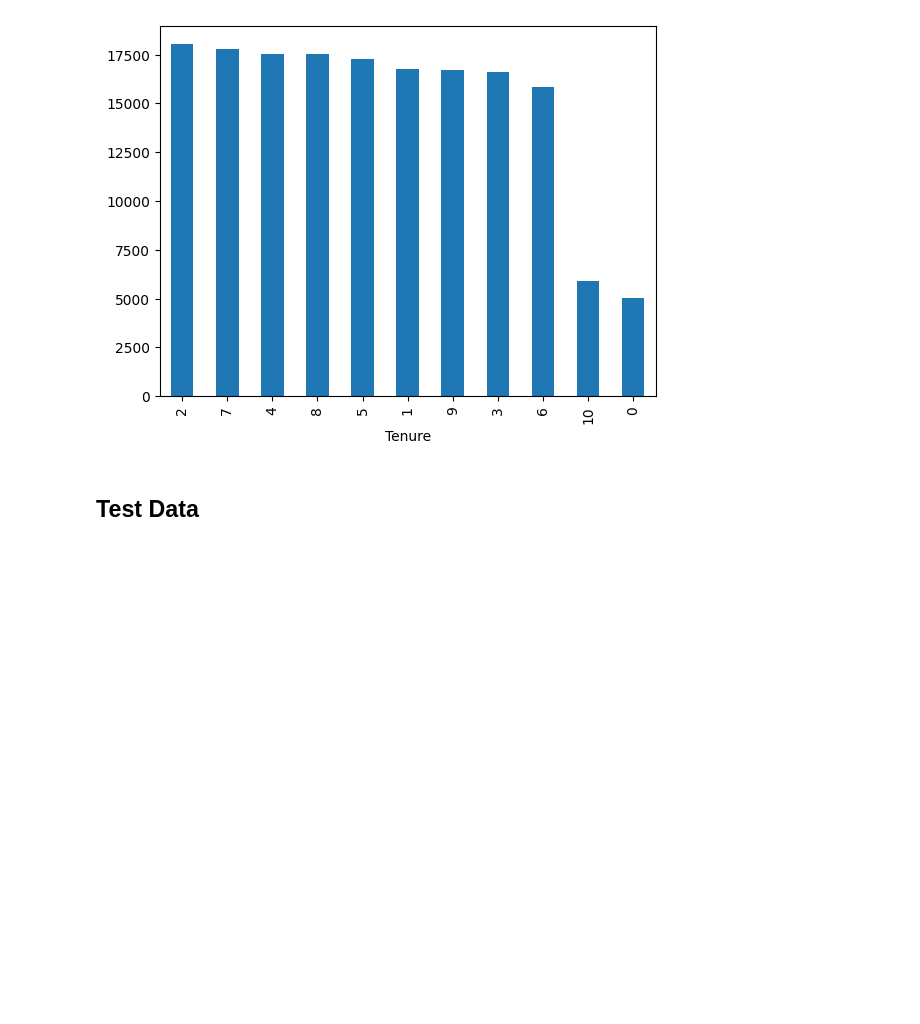
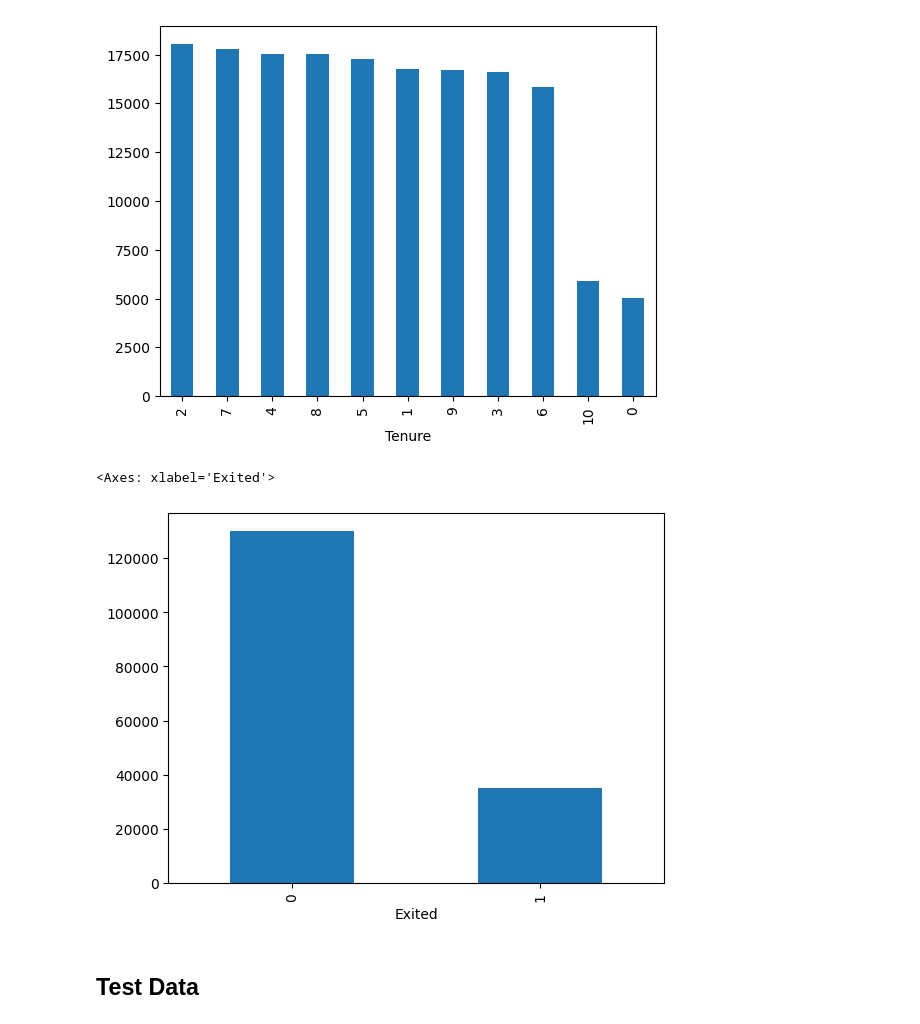
Before and after one commit to byrocuy/bank-churn-binary-classification, a Jupyter notebook: bank-churn.ipynb, the cells around one changed output. Saved outputs shown, nothing was run; the diff lists cells and outputs as text; code cells hidden in the pictures; blank space fills up the shorter version.

```diff
--- a/bank-churn.ipynb
+++ b/bank-churn.ipynb
@@ -115,6 +95,13 @@ df.Tenure.value_counts().plot(kind='bar')
 # %% [output]
 <Axes: xlabel='Tenure'>
 [figure]
+# %%
+# Plot Exited distribution
+
+df.Exited.value_counts().plot(kind='bar')
+# %% [output]
+<Axes: xlabel='Exited'>
+[figure, added]
 # %% [markdown]
 ## Test Data
 # %%
```
Also changed, not shown: parts of 19 cells of this notebook.
